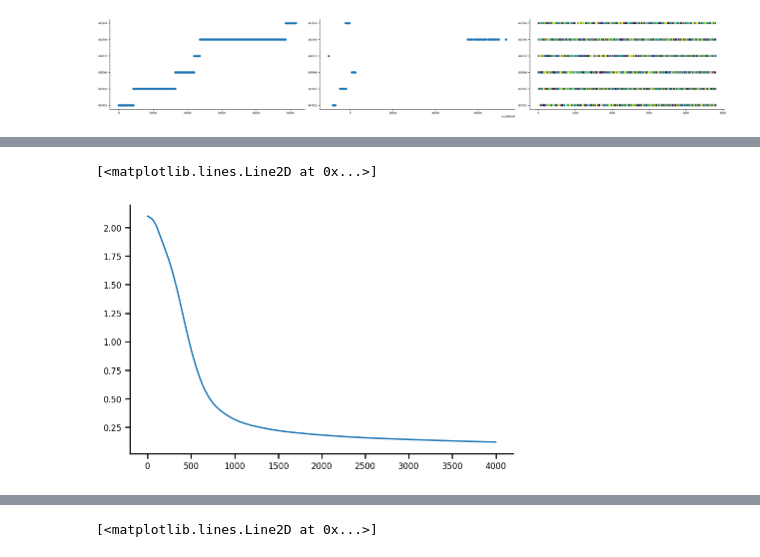
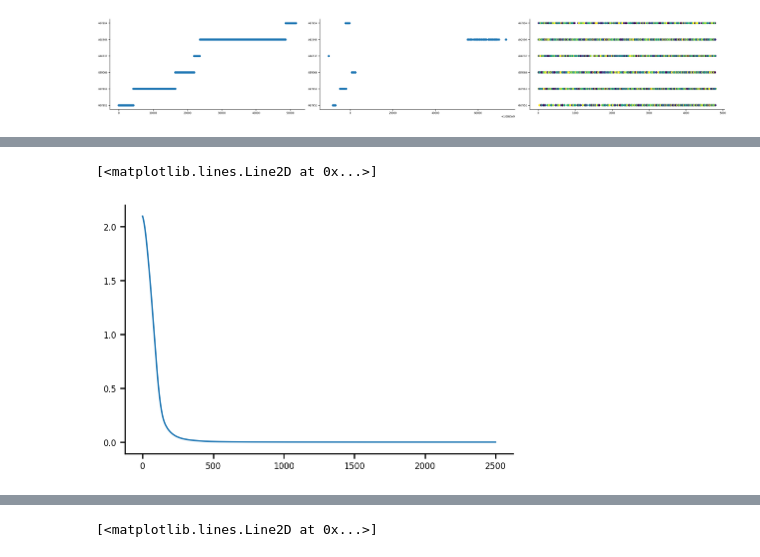
Before and after one commit to Akhilesh-K-Yadav/NMA-22-DL-Saltenas-Project, a Jupyter notebook: Saltenas.ipynb, the cells around one changed output, grey strips where cells are left out. Saved outputs shown, nothing was run; the diff lists cells and outputs as text; code cells hidden in the pictures.

```diff
--- a/Saltenas.ipynb
+++ b/Saltenas.ipynb
@@ -524,3 +554,31 @@ axes[2].scatter(vip_data.stimulus_presentations_id,vip_data.mouse_id,c=vip_data.
  5 5 5 5 5 5 5 5 5 5 5]
 <matplotlib.collections.PathCollection at 0x...>
 [figure]
+# %%
+#our first net
+net = Net(actv='LeakyReLU(0.1)', input_feature_num=122, hidden_unit_nums=[100, 10, 8], output_feature_num=8).to(DEVICE)
+optimizer = optim.Adam(net.parameters(), lr=1e-3)
+criterion = nn.CrossEntropyLoss()
+device = 'cuda'
+train_input = torch.Tensor(train_input).to(device)
+labels = torch.Tensor(train_labels).to(device)
+test_input = torch.Tensor(test_input).to(device)
+training_losses = []
+N_epochs = 2500
+
+# Train it
+net.to(device)
+net.train()
+
+for i in tqdm(range(N_epochs)):
+
+  optimizer.zero_grad()
+  outputs = net(train_input)
+  loss = criterion(outputs,labels)
+  loss.backward()
+  optimizer.step()
+  training_losses += [loss.item()]
+
+net.eval()
+
+plt.plot(training_losses)
@@ -527,12 +588,12 @@ axes[2].scatter(vip_data.stimulus_presentations_id,vip_data.mouse_id,c=vip_data.
 # %%
-#our first net
-net = Net(actv='LeakyReLU(0.1)', input_feature_num=122, hidden_unit_nums=[100, 10, 8], output_feature_num=8).to(DEVICE)
+#our first net without Mouse ID, with full time course
+net = Net(actv='LeakyReLU(0.1)', input_feature_num=122*85, hidden_unit_nums=[100, 10, 8], output_feature_num=8).to(DEVICE)
 optimizer = optim.Adam(net.parameters(), lr=1e-3)
 criterion = nn.CrossEntropyLoss()
 device = 'cuda'
-train_input = torch.Tensor(train_input).to(device)
+train_input = torch.Tensor(train_input).to(device).permute(0,2,1).reshape(train_input.shape[0],-1)
 labels = torch.Tensor(train_labels).to(device)
-test_input = torch.Tensor(test_input).to(device)
+test_input = torch.Tensor(test_input).to(device).permute(0,2,1).reshape(test_input.shape[0],-1)
 training_losses = []
 N_epochs = 2500
 
@@ -589,31 +650,31 @@ net.eval()
 #       inputs, labels = data
 #       inputs = inputs.to(device).float()
 #       labels = labels.to(device).long()
 
 #       outputs = net(inputs)
 #       _, predicted = torch.max(outputs, 1)
 #       total += labels.size(0)
 #       correct += (predicted == labels).sum().item()
 
 #     acc = 100 * correct / total
 #     return total, acc
 
 #   train_total, train_acc = test(train_loader)
 #   test_total, test_acc = test(test_loader)
 
 #   if verbose:
 #     print(f'\nAccuracy on the {train_total} training samples: {train_acc:0.2f}')
 #     print(f'Accuracy on the {test_total} testing samples: {test_acc:0.2f}\n')
 
 #   if training_plot:
 #     plt.plot(training_losses)
 #     plt.xlabel('Batch')
 #     plt.ylabel('Training loss')
 #     plt.show()
 
 #   return train_acc, test_acc
 
 plt.plot(training_losses)
 # %% [output]
 [<matplotlib.lines.Line2D at 0x...>]
-[figure, old version]
+[figure, new version]
```
Also changed, not shown: parts of 21 cells of this notebook.
